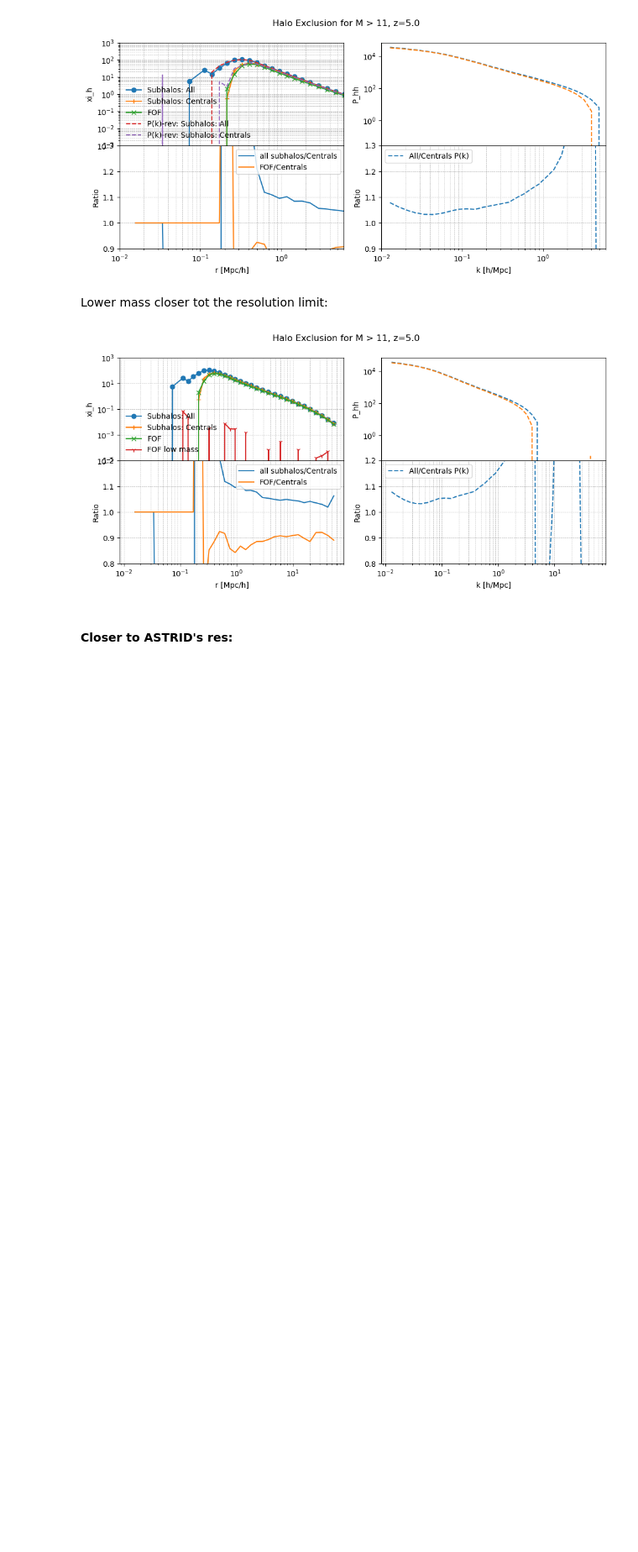
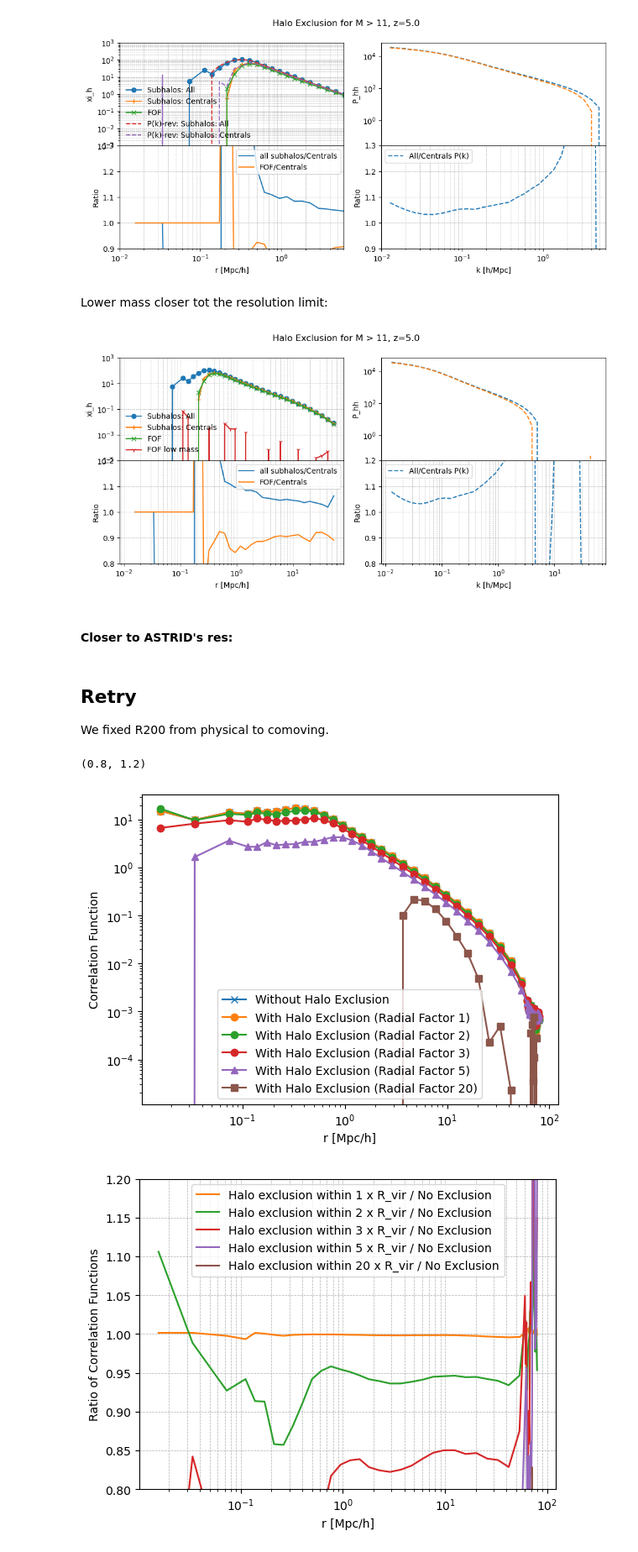
Before and after one commit to qezlou/Goku_ELG, a Jupyter notebook: emu/notebooks/xi_compute/halo_exclusion.ipynb, the cells around one changed output. Shown at 84% size. Saved outputs shown, nothing was run; the diff lists cells and outputs as text; code cells hidden in the pictures; blank space fills up the shorter version.

```diff
--- a/emu/notebooks/xi_compute/halo_exclusion.ipynb
+++ b/emu/notebooks/xi_compute/halo_exclusion.ipynb
@@ -424,3 +424,67 @@ fig.tight_layout()
 [figure]
 # %% [markdown]
 #### Closer to ASTRID's res:
+# %% [markdown]
+## Retry
+
+We fixed R200 from physical to comoving.
+# %%
+from matplotlib import pyplot as plt
+import h5py
+import numpy as np
+
+basie_dir = '/home/qezlou/HD2/HETDEX/cosmo/data/halo_exclusion/'
+
+with h5py.File(basie_dir + 'test_xi_ex_rad_fac_0.h5','r') as f:
+    rbins_rad_fac_0 = f['rbins'][:]
+    xi_h_rad_fac_0 = f['xi_h'][:]
+with h5py.File(basie_dir + 'test_xi_ex_rad_fac_1.h5','r') as f:
+    rbins_rad_fac_1 = f['rbins'][:]
+    xi_h_rad_fac_1 = f['xi_h'][:]
+with h5py.File(basie_dir + 'test_xi_ex_rad_fac_2.h5','r') as f:
+    rbins_rad_fac_2 = f['rbins'][:]
+    xi_h_rad_fac_2 = f['xi_h'][:]
+with h5py.File(basie_dir + 'test_xi_ex_rad_fac_3.h5','r') as f:
+    rbins_rad_fac_3 = f['rbins'][:]
+    xi_h_rad_fac_3 = f['xi_h'][:]
+
+with h5py.File(basie_dir + 'test_xi_ex_rad_fac_5.h5','r') as f:
+    rbins_rad_fac_5 = f['rbins'][:]
+    xi_h_rad_fac_5 = f['xi_h'][:]
+with h5py.File(basie_dir + 'test_xi_ex_rad_fac_20.h5','r') as f:
+    rbins_rad_fac_20 = f['rbins'][:]
+    xi_h_rad_fac_20 = f['xi_h'][:]
+plt.loglog(rbins_rad_fac_0, xi_h_rad_fac_0, label='Without Halo Exclusion', marker='x')
+plt.loglog(rbins_rad_fac_1, xi_h_rad_fac_1, label='With Halo Exclusion (Radial Factor 1)', marker='o')
+plt.loglog(rbins_rad_fac_2, xi_h_rad_fac_2, label='With Halo Exclusion (Radial Factor 2)', marker='o')
+plt.loglog(rbins_rad_fac_3, xi_h_rad_fac_3, label='With Halo Exclusion (Radial Factor 3)', marker='o')
+plt.loglog(rbins_rad_fac_5, xi_h_rad_fac_5, label='With Halo Exclusion (Radial Factor 5)', marker='^')
+plt.loglog(rbins_rad_fac_20, xi_h_rad_fac_20, label='With Halo Exclusion (Radial Factor 20)', marker='s')
+
+
+
+plt.legend()
+plt.xlabel('r [Mpc/h]')
+plt.ylabel('Correlation Function')
+
+fig, ax = plt.subplots()
+
+ax.plot(rbins_rad_fac_0, xi_h_rad_fac_1/xi_h_rad_fac_0, label='Halo exclusion within 1 x R_vir / No Exclusion', color='C1')
+ax.plot(rbins_rad_fac_0, xi_h_rad_fac_2/xi_h_rad_fac_0, label='Halo exclusion within 2 x R_vir / No Exclusion', color='C2')
+ax.plot(rbins_rad_fac_0, xi_h_rad_fac_3/xi_h_rad_fac_0, label='Halo exclusion within 3 x R_vir / No Exclusion', color='C3')
+ax.plot(rbins_rad_fac_0, xi_h_rad_fac_5/xi_h_rad_fac_0, label='Halo exclusion within 5 x R_vir / No Exclusion', color='C4')
+ax.plot(rbins_rad_fac_0, xi_h_rad_fac_20/xi_h_rad_fac_0, label='Halo exclusion within 20 x R_vir / No Exclusion', color='C5')
+
+
+
+
+ax.set_xlabel('r [Mpc/h]')
+ax.set_ylabel('Ratio of Correlation Functions')
+ax.legend()
+ax.set_xscale('log')
+ax.grid(which='both', linestyle='--', linewidth=0.5)
+ax.set_ylim(0.8, 1.2)
+# %% [output]
+(0.8, 1.2)
+[figure, added]
+[figure, added]
```
Also changed, not shown: parts of 8 cells of this notebook, 4 other files.
